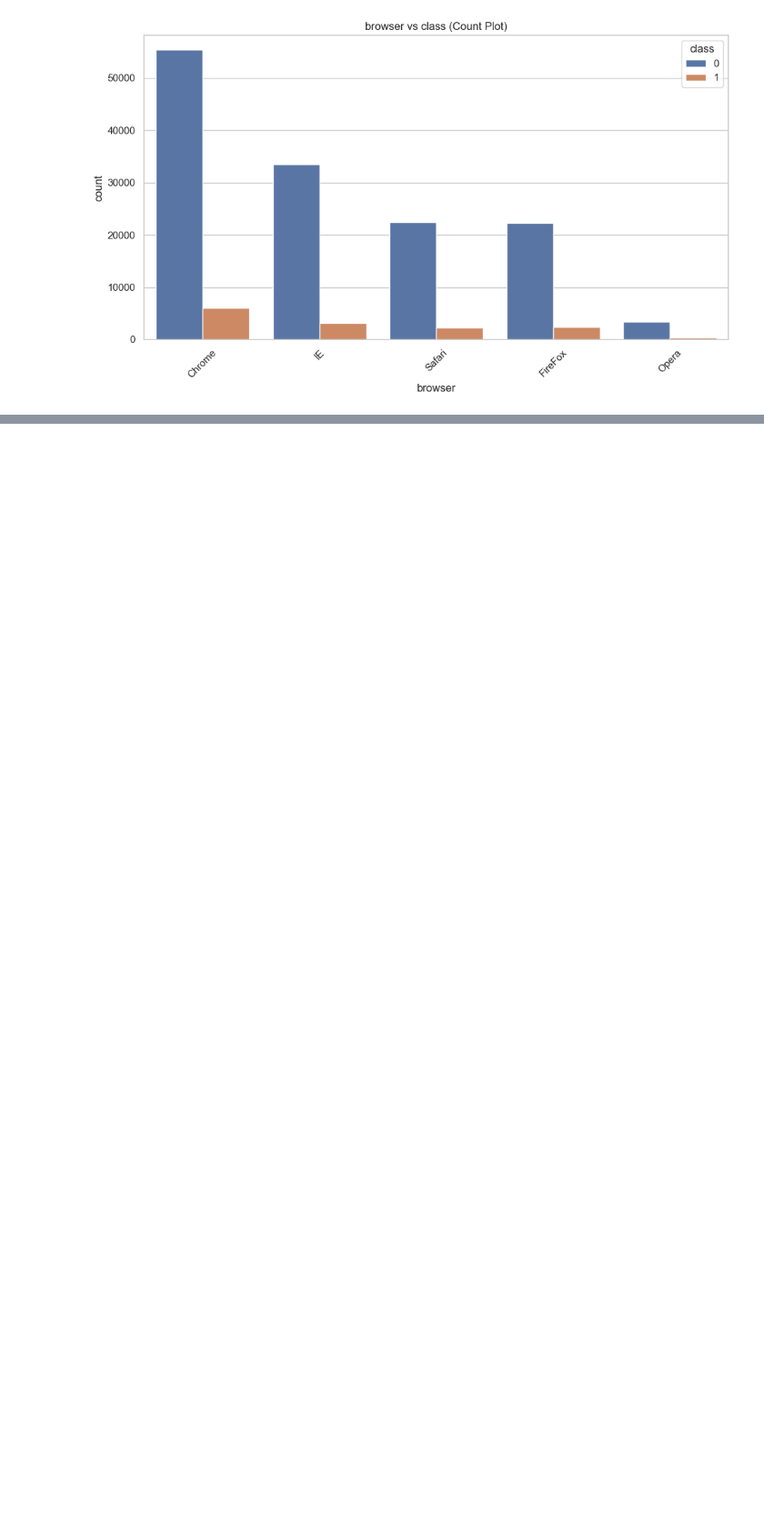
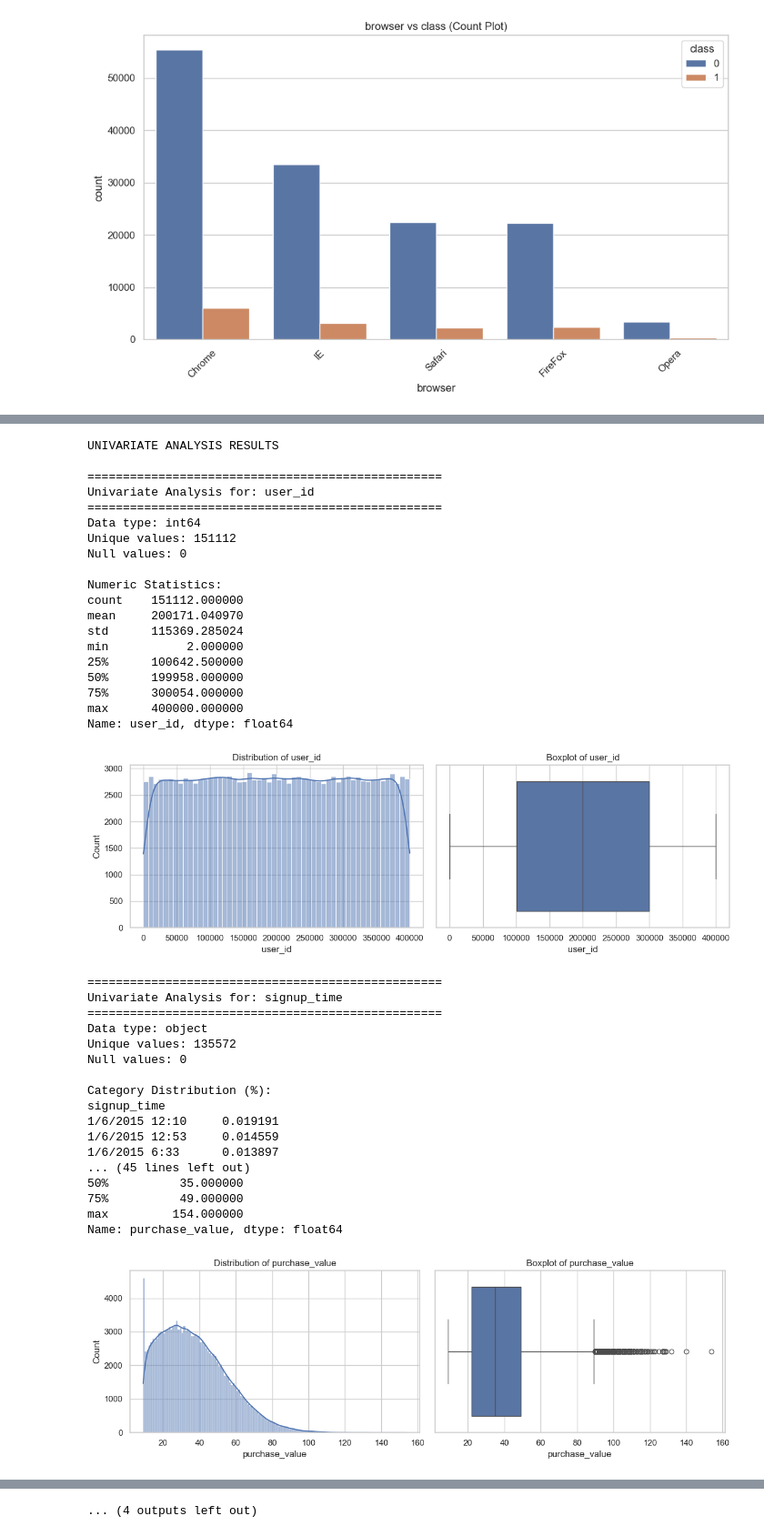
Before and after one commit to mubarek4566/Fraud-Detection-Ecommerce-Banking, a Jupyter notebook: notebooks/main.ipynb, the cells around one changed output, grey strips where cells are left out. Shown at 91% size. Saved outputs shown, nothing was run; the diff lists cells and outputs as text; code cells hidden in the pictures; blank space fills up the shorter version.

Commit message:
Updating the eda analysis and mergining two datasets

```diff
--- a/notebooks/main.ipynb
+++ b/notebooks/main.ipynb
@@ -116,3 +151,10 @@ df_fraud['ip_address'] is currently a float64. Since IP addresses are stored as
 # %%
 # Convert ip_address from float to int
 df_fraud['ip_address'] = df_fraud['ip_address'].astype('int64')
+# %%
+# Convert datetime columns in fraud dataset
+df_fraud['signup_time'] = pd.to_datetime(df_fraud['signup_time'])
+df_fraud['purchase_time'] = pd.to_datetime(df_fraud['purchase_time'])
+# %%
+# Convert class to boolean (since it's binary)
+df_fraud['class'] = df_fraud['class'].astype(bool)
@@ -166,0 +252,43 @@ bivariate_analysis(df_fraud, "browser", "class")
+# %%
+# Perform univariate analysis on all columns
+print("UNIVARIATE ANALYSIS RESULTS")
+uni_results = univariate_analysis1(df_fraud)
+# %% [output]
+UNIVARIATE ANALYSIS RESULTS
+
+==================================================
+Univariate Analysis for: user_id
+==================================================
+Data type: int64
+Unique values: 151112
+Null values: 0
+
+Numeric Statistics:
+count    151112.000000
+mean     200171.040970
+std      115369.285024
+min           2.000000
+25%      100642.500000
+50%      199958.000000
+75%      300054.000000
+max      400000.000000
+Name: user_id, dtype: float64
+[figure, added]
+==================================================
+Univariate Analysis for: signup_time
+==================================================
+Data type: object
+Unique values: 135572
+Null values: 0
+
+Category Distribution (%):
+signup_time
+1/6/2015 12:10     0.019191
+1/6/2015 12:53     0.014559
+1/6/2015 6:33      0.013897
+... (45 lines left out)
+50%          35.000000
+75%          49.000000
+max         154.000000
+Name: purchase_value, dtype: float64
+[figure, added]
@@ -166,0 +360 @@ bivariate_analysis(df_fraud, "browser", "class")
+... (4 outputs left out)
```
Also changed, not shown: parts of 14 cells of this notebook, 1 other file.
